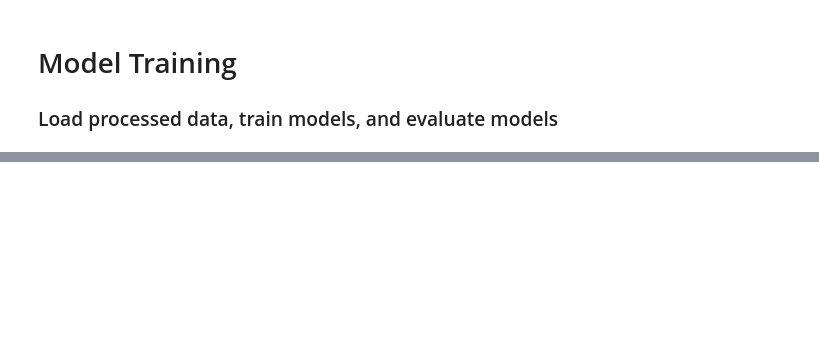
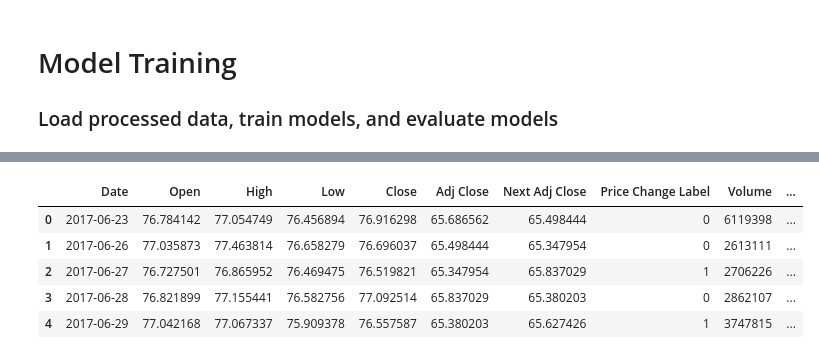
Before and after one commit to KWagnerCS/StockPredictor, a Jupyter notebook: notebooks/04_model_training.ipynb, the cells around one changed output, grey strips where cells are left out. Drawn from its saved outputs; the diff is of its cells as text; code cells hidden in the pictures; blank space fills up the shorter version.

```diff
--- a/notebooks/04_model_training.ipynb
+++ b/notebooks/04_model_training.ipynb
@@ -23,0 +4,15 @@ Scores:  [ -0.62949866  -0.6261006   -0.34682793 -35.22939436  -2.80657729]
+# %%
+import pandas as pd
+import matplotlib.pyplot as plt
+import numpy as np
+from sklearn.model_selection import train_test_split
+
+df = pd.read_csv('../data/processed/RTX_merged_substituted_labeled_df.csv')
+df.head()
+# %% [output]
+|  | Date | Open | High | Low | Close | Adj Close | Next Adj Close | Price Change Label | Volume | ... |
+| 0 | 2017-06-23 | 76.784142 | 77.054749 | 76.456894 | 76.916298 | 65.686562 | 65.498444 | 0 | 6119398 | ... |
+| 1 | 2017-06-26 | 77.035873 | 77.463814 | 76.658279 | 76.696037 | 65.498444 | 65.347954 | 0 | 2613111 | ... |
+| 2 | 2017-06-27 | 76.727501 | 76.865952 | 76.469475 | 76.519821 | 65.347954 | 65.837029 | 1 | 2706226 | ... |
+| 3 | 2017-06-28 | 76.821899 | 77.155441 | 76.582756 | 77.092514 | 65.837029 | 65.380203 | 0 | 2862107 | ... |
+| 4 | 2017-06-29 | 77.042168 | 77.067337 | 75.909378 | 76.557587 | 65.380203 | 65.627426 | 1 | 3747815 | ... |
```
Also changed, not shown: parts of 14 cells of this notebook, 3 other files.
